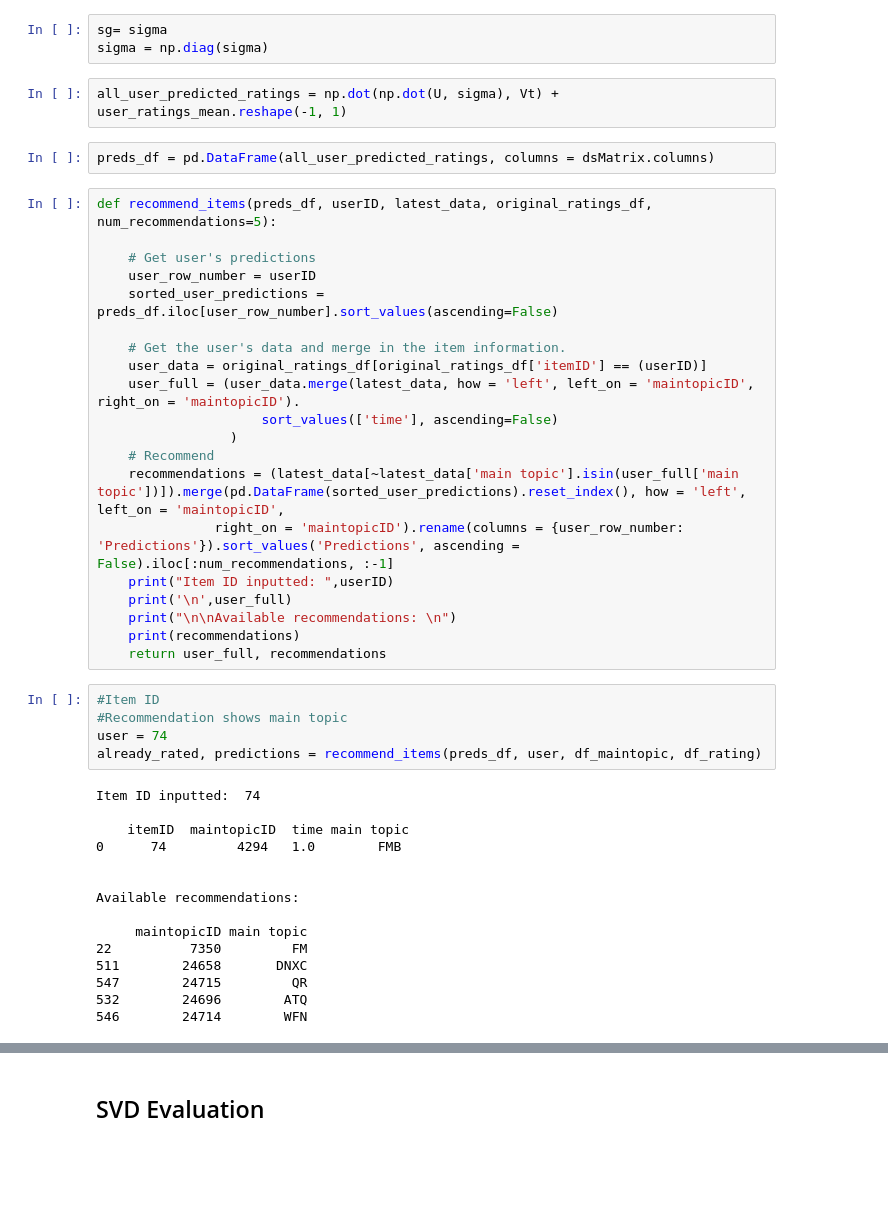
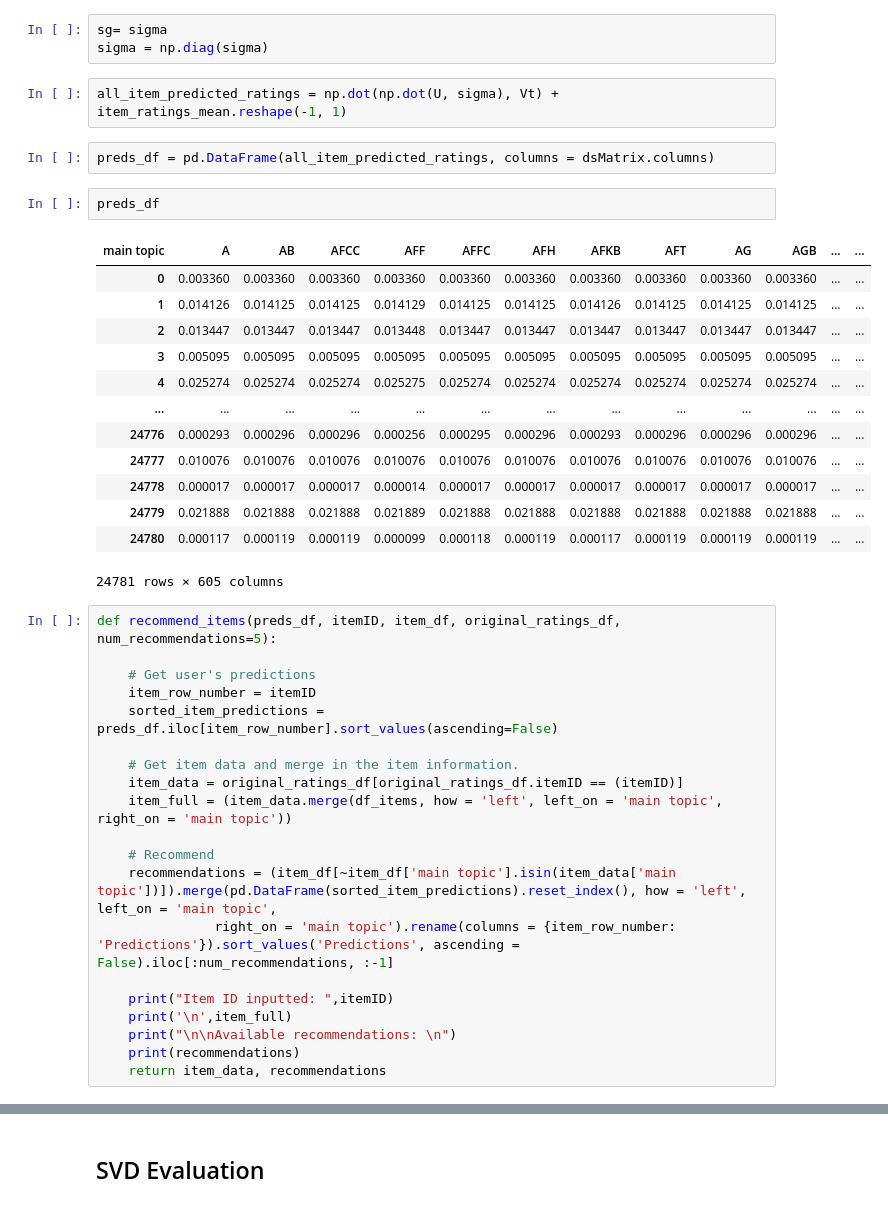
Before and after one commit to SohZongXian/DMC-2021, a Jupyter notebook: DMC script.ipynb, the cells around one changed output, grey strips where cells are left out. Cells and saved outputs as stored; diff of their text form; blank space fills up the shorter version.

```diff
--- a/DMC script.ipynb
+++ b/DMC script.ipynb
@@ -715,46 +614,42 @@ array([-1.2044432e-03,  1.4200499e-03, -1.5567141e-03,  1.5322813e-03,
 sg= sigma
 sigma = np.diag(sigma)
 # %%
-all_user_predicted_ratings = np.dot(np.dot(U, sigma), Vt) + user_ratings_mean.reshape(-1, 1)
+all_item_predicted_ratings = np.dot(np.dot(U, sigma), Vt) + item_ratings_mean.reshape(-1, 1)
 # %%
-preds_df = pd.DataFrame(all_user_predicted_ratings, columns = dsMatrix.columns)
+preds_df = pd.DataFrame(all_item_predicted_ratings, columns = dsMatrix.columns)
+# %%
+preds_df
+# %% [output]
+| main topic | A | AB | AFCC | AFF | AFFC | AFH | AFKB | AFT | AG | AGB | ... | ... |
+| 0 | 0.003360 | 0.003360 | 0.003360 | 0.003360 | 0.003360 | 0.003360 | 0.003360 | 0.003360 | 0.003360 | 0.003360 | ... | ... |
+| 1 | 0.014126 | 0.014125 | 0.014125 | 0.014129 | 0.014125 | 0.014125 | 0.014126 | 0.014125 | 0.014125 | 0.014125 | ... | ... |
+| 2 | 0.013447 | 0.013447 | 0.013447 | 0.013448 | 0.013447 | 0.013447 | 0.013447 | 0.013447 | 0.013447 | 0.013447 | ... | ... |
+| 3 | 0.005095 | 0.005095 | 0.005095 | 0.005095 | 0.005095 | 0.005095 | 0.005095 | 0.005095 | 0.005095 | 0.005095 | ... | ... |
+| 4 | 0.025274 | 0.025274 | 0.025274 | 0.025275 | 0.025274 | 0.025274 | 0.025274 | 0.025274 | 0.025274 | 0.025274 | ... | ... |
+| ... | ... | ... | ... | ... | ... | ... | ... | ... | ... | ... | ... | ... |
+| 24776 | 0.000293 | 0.000296 | 0.000296 | 0.000256 | 0.000295 | 0.000296 | 0.000293 | 0.000296 | 0.000296 | 0.000296 | ... | ... |
+| 24777 | 0.010076 | 0.010076 | 0.010076 | 0.010076 | 0.010076 | 0.010076 | 0.010076 | 0.010076 | 0.010076 | 0.010076 | ... | ... |
+| 24778 | 0.000017 | 0.000017 | 0.000017 | 0.000014 | 0.000017 | 0.000017 | 0.000017 | 0.000017 | 0.000017 | 0.000017 | ... | ... |
+| 24779 | 0.021888 | 0.021888 | 0.021888 | 0.021889 | 0.021888 | 0.021888 | 0.021888 | 0.021888 | 0.021888 | 0.021888 | ... | ... |
+| 24780 | 0.000117 | 0.000119 | 0.000119 | 0.000099 | 0.000118 | 0.000119 | 0.000117 | 0.000119 | 0.000119 | 0.000119 | ... | ... |
+24781 rows × 605 columns
 # %%
-def recommend_items(preds_df, userID, latest_data, original_ratings_df, num_recommendations=5):
+def recommend_items(preds_df, itemID, item_df, original_ratings_df, num_recommendations=5):
 
     # Get user's predictions
-    user_row_number = userID
-    sorted_user_predictions = preds_df.iloc[user_row_number].sort_values(ascending=False)
+    item_row_number = itemID
+    sorted_item_predictions = preds_df.iloc[item_row_number].sort_values(ascending=False)
 
-    # Get the user's data and merge in the item information.
-    user_data = original_ratings_df[original_ratings_df['itemID'] == (userID)]
-    user_full = (user_data.merge(latest_data, how = 'left', left_on = 'maintopicID', right_on = 'maintopicID').
-                     sort_values(['time'], ascending=False)
-                 )
+    # Get item data and merge in the item information.
+    item_data = original_ratings_df[original_ratings_df.itemID == (itemID)]
+    item_full = (item_data.merge(df_items, how = 'left', left_on = 'main topic', right_on = 'main topic'))
+
     # Recommend
-    recommendations = (latest_data[~latest_data['main topic'].isin(user_full['main topic'])]).merge(pd.DataFrame(sorted_user_predictions).reset_index(), how = 'left', left_on = 'maintopicID',
-               right_on = 'maintopicID').rename(columns = {user_row_number: 'Predictions'}).sort_values('Predictions', ascending = False).iloc[:num_recommendations, :-1]
-    print("Item ID inputted: ",userID)
-    print('\n',user_full)
+    recommendations = (item_df[~item_df['main topic'].isin(item_data['main topic'])]).merge(pd.DataFrame(sorted_item_predictions).reset_index(), how = 'left', left_on = 'main topic',
+               right_on = 'main topic').rename(columns = {item_row_number: 'Predictions'}).sort_values('Predictions', ascending = False).iloc[:num_recommendations, :-1]
+
+    print("Item ID inputted: ",itemID)
+    print('\n',item_full)
     print("\n\nAvailable recommendations: \n")
     print(recommendations)
-    return user_full, recommendations
+    return item_data, recommendations
-# %%
-#Item ID
-#Recommendation shows main topic
-user = 74
-already_rated, predictions = recommend_items(preds_df, user, df_maintopic, df_rating)
-# %% [output]
-Item ID inputted:  74
-
-    itemID  maintopicID  time main topic
-0      74         4294   1.0        FMB
-
-
-Available recommendations:
-
-     maintopicID main topic
-22          7350         FM
-511        24658       DNXC
-547        24715         QR
-532        24696        ATQ
-546        24714        WFN
```
Also changed, not shown: parts of 62 cells of this notebook.
